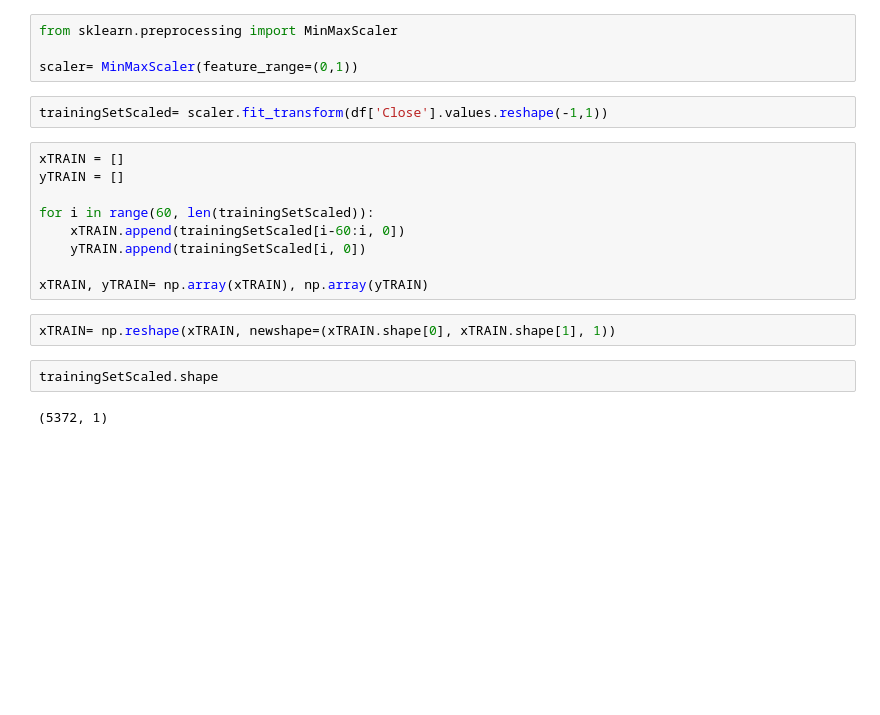
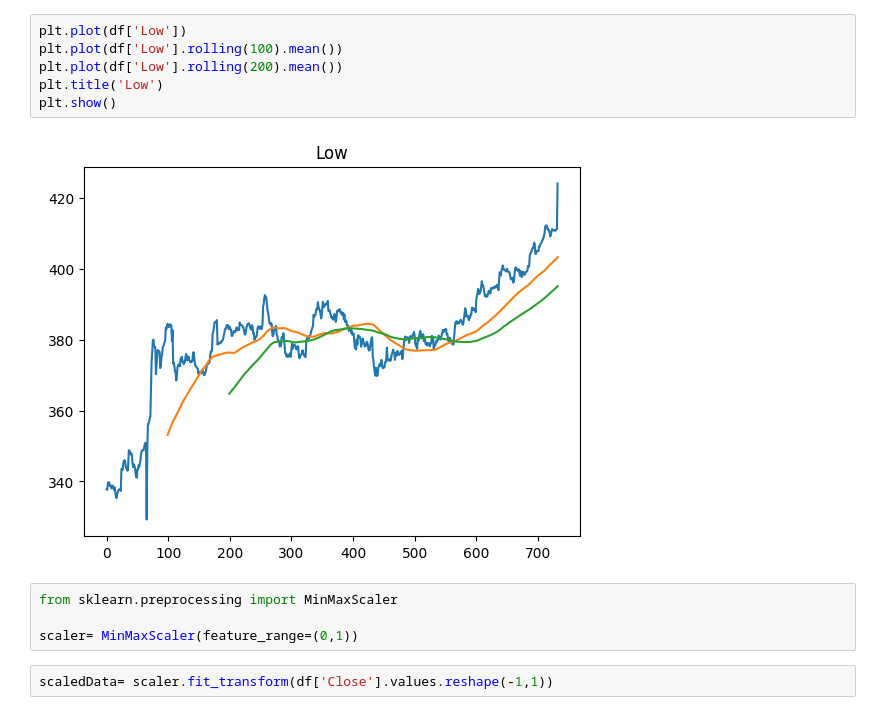
Before and after one commit to rohnsha0/StockSense-androidApp, a Jupyter notebook: model/model.ipynb, the cells around one changed output. Saved outputs shown, nothing was run; the diff lists cells and outputs as text; blank space fills up the shorter version.

```diff
--- a/model/model.ipynb
+++ b/model/model.ipynb
@@ -34,21 +49,14 @@ df.shape
+# %%
+plt.plot(df['Low'])
+plt.plot(df['Low'].rolling(100).mean())
+plt.plot(df['Low'].rolling(200).mean())
+plt.title('Low')
+plt.show()
+# %% [output]
+[figure, added]
 # %%
 from sklearn.preprocessing import MinMaxScaler
 
 scaler= MinMaxScaler(feature_range=(0,1))
 # %%
-trainingSetScaled= scaler.fit_transform(df['Close'].values.reshape(-1,1))
+scaledData= scaler.fit_transform(df['Close'].values.reshape(-1,1))
-# %%
-xTRAIN = []
-yTRAIN = []
-
-for i in range(60, len(trainingSetScaled)):
-    xTRAIN.append(trainingSetScaled[i-60:i, 0])
-    yTRAIN.append(trainingSetScaled[i, 0])
-
-xTRAIN, yTRAIN= np.array(xTRAIN), np.array(yTRAIN)
-# %%
-xTRAIN= np.reshape(xTRAIN, newshape=(xTRAIN.shape[0], xTRAIN.shape[1], 1))
-# %%
-trainingSetScaled.shape
-# %% [output]
-(5372, 1)
```
Also changed, not shown: parts of 43 cells of this notebook, 20 other files.
